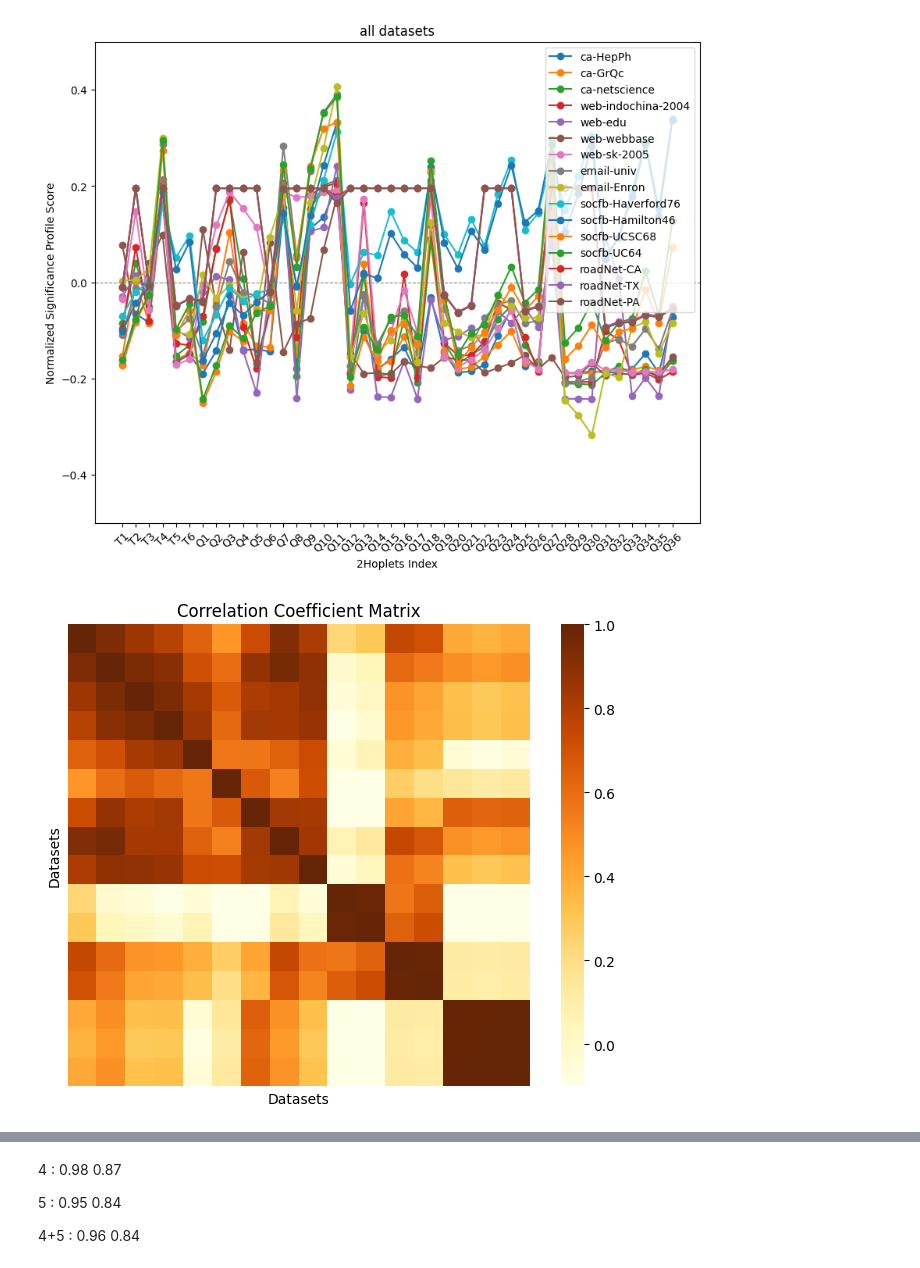
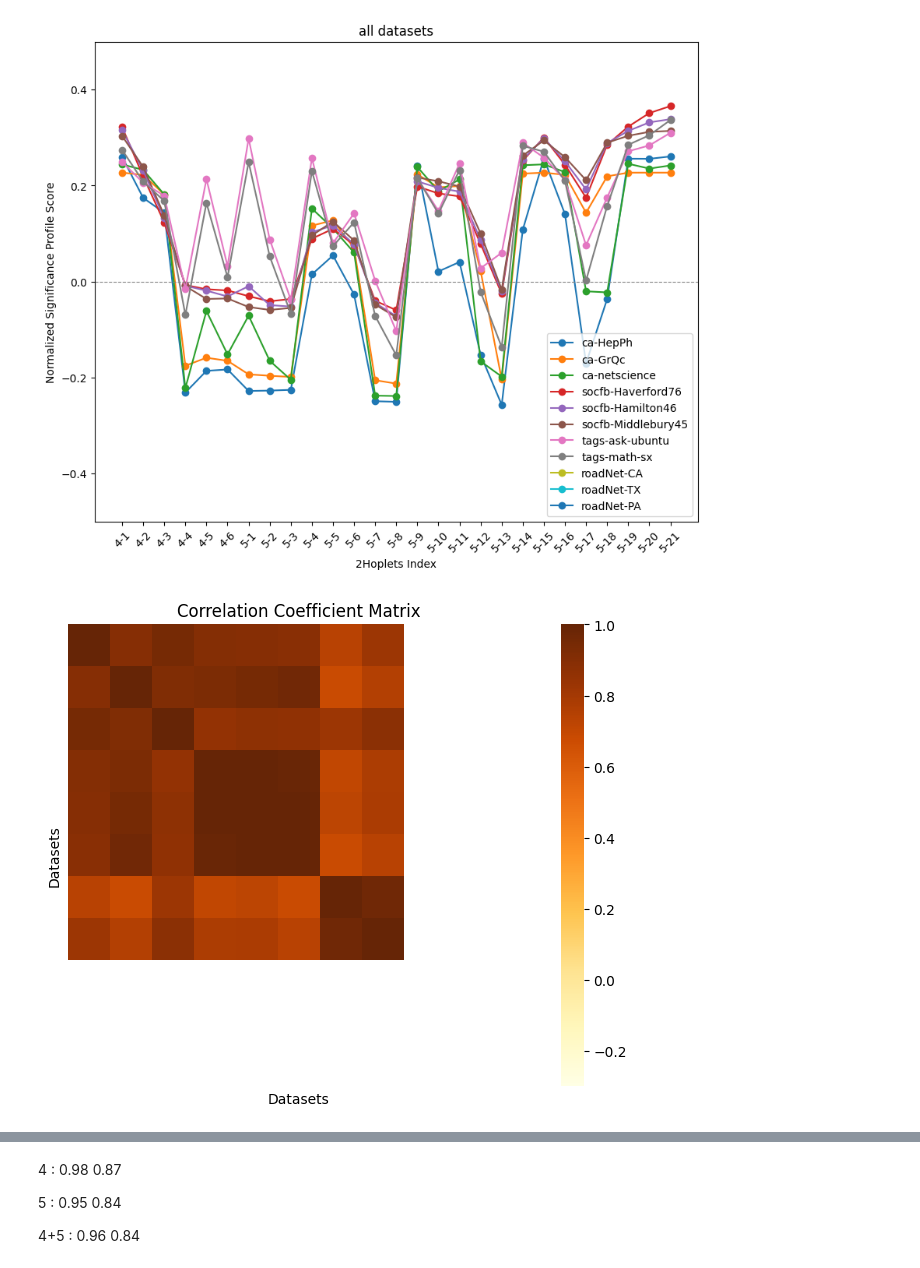
Before and after one commit to thisis05/distance-extended-graphlet, a Jupyter notebook: profile.ipynb, the cells around one changed output, grey strips where cells are left out. Drawn from its saved outputs; the diff is of its cells as text; code cells hidden in the pictures.

```diff
--- a/profile.ipynb
+++ b/profile.ipynb
@@ -53,7 +53,7 @@ def sig_profile(real, random, label, datasets, domain = "all"):
         random_data = random[random['dataset'] == data][label]
 
         # Compute Delta_i for each subgraph
-        epsilon = 4
+        epsilon = 10
         delta_i = {}
         for key in list(real_data):
             N_real_i = real_data[key].values
@@ -71,7 +71,7 @@ def sig_profile(real, random, label, datasets, domain = "all"):
 
     if domain == "all":
         df = pd.DataFrame(srp_data, index = datasets).T
-        correlation_matrix = df.corr(method='spearman')
+        correlation_matrix = df.corr(method='pearson')
     else:
         correlation_matrix = None
 
@@ -101,7 +101,7 @@ def sig_profile(real, random, label, datasets, domain = "all"):
 # %%
 def conf_mat(labels, correlation_matrix):
     plt.figure(figsize=(8, 6))
-    sns.heatmap(correlation_matrix, annot=False, fmt=".2f", cmap='YlOrBr', cbar=True, square=True, vmin=-0.1, vmax=1)
+    sns.heatmap(correlation_matrix, annot=False, fmt=".2f", cmap='YlOrBr', cbar=True, square=True, vmin=-0.3, vmax=1)
     plt.title('Correlation Coefficient Matrix')
     plt.xlabel('Datasets')
     plt.ylabel('Datasets')
@@ -117,16 +170,17 @@ def conf_mat(labels, correlation_matrix):
 # %%
 datasets = [
-            'ca-HepPh', 'ca-GrQc', 'ca-netscience',
-            'web-indochina-2004', 'web-edu', 'web-webbase', 'web-sk-2005',
-            'email-univ','email-Enron', #'email-EU',
-            'socfb-Haverford76', 'socfb-Hamilton46', 'socfb-UCSC68', 'socfb-UC64',
+            'ca-HepPh', 'ca-GrQc', 'ca-netscience', #'ca-dblp-2012',
+            #'web-indochina-2004', 'web-edu', 'web-webbase', 'web-sk-2005',
+            #'email-univ','email-Enron', #'email-EU',
+
+            'socfb-Haverford76', 'socfb-Hamilton46', 'socfb-Middlebury45', #'socfb-UC64', 'socfb-UCSC68',
+            'tags-ask-ubuntu', 'tags-math-sx',
             'roadNet-CA', 'roadNet-TX', 'roadNet-PA',
-            #'tags-ask-ubuntu', 'tags-math-sx',
             ]
-real, random = load_json_convert("extend_output")
+real, random = load_json_convert("original_output")
 domain = real[real['dataset'] == 'datasets']['domain']
-corr = sig_profile(real, random, labels_2hop_all, datasets)
-conf_mat(domain, corr)
+corr_mat = sig_profile(real, random, labels_gr_all, datasets)
+conf_mat(domain, corr_mat)
 # %% [output]
-[figure, old version]
+[figure, new version]
-[figure, old version]
+[figure, new version]
```
Also changed, not shown: parts of 13 cells of this notebook, 39 other files.
